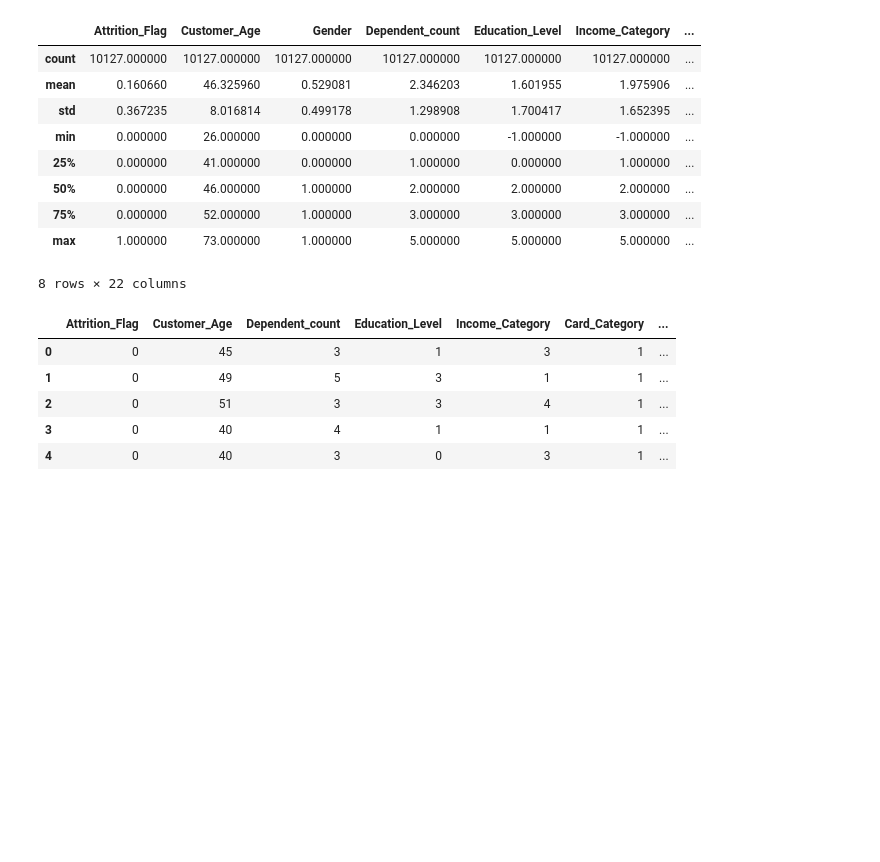
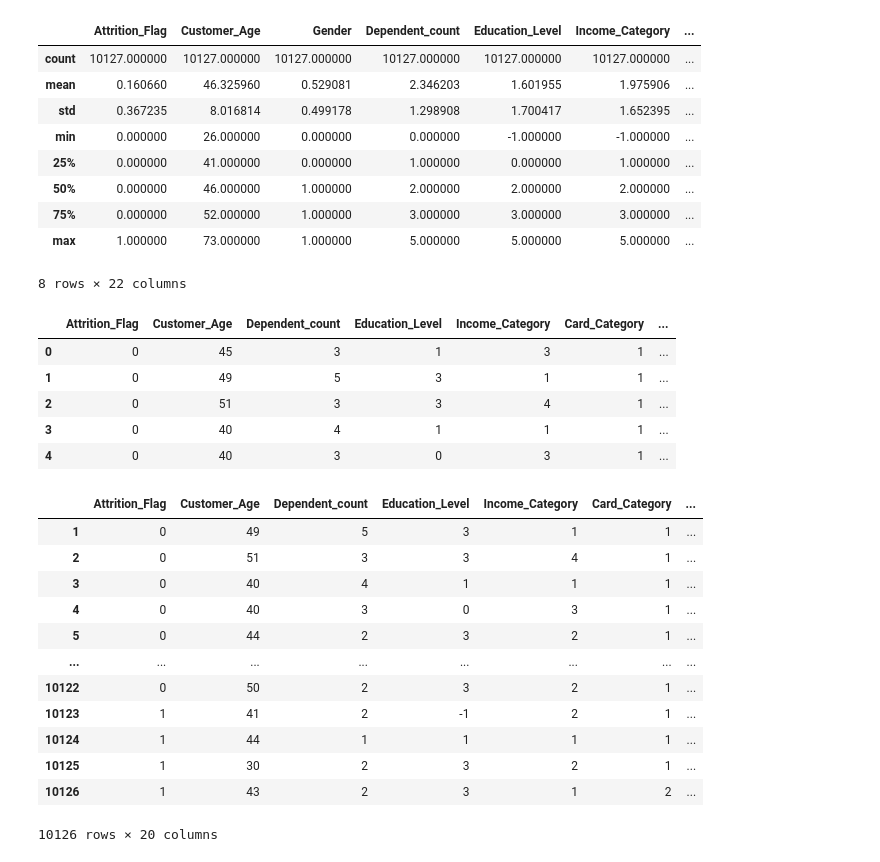
Before and after one commit to vineeethh/credit-card-churn, a Jupyter notebook: Notebook/_003_Feature_Selection.ipynb, the cells around one changed output. Drawn from its saved outputs; the diff is of its cells as text; code cells hidden in the pictures; blank space fills up the shorter version.

```diff
--- a/Notebook/_003_Feature_Selection.ipynb
+++ b/Notebook/_003_Feature_Selection.ipynb
@@ -38,3 +38,24 @@ directory = os.path.dirname(input_file)
 
 # Save the numeric data to the new file in the same directory
 data.to_csv(os.path.join(directory, output_file), index=False)
+# %%
+#Upsampling the dataset using SMOTE
+from imblearn.over_sampling import SMOTE
+from sklearn.model_selection import train_test_split
+X = data[1:]
+y = data['Attrition_Flag']
+X
+# %% [output]
+|  | Attrition_Flag | Customer_Age | Dependent_count | Education_Level | Income_Category | Card_Category | ... |
+| 1 | 0 | 49 | 5 | 3 | 1 | 1 | ... |
+| 2 | 0 | 51 | 3 | 3 | 4 | 1 | ... |
+| 3 | 0 | 40 | 4 | 1 | 1 | 1 | ... |
+| 4 | 0 | 40 | 3 | 0 | 3 | 1 | ... |
+| 5 | 0 | 44 | 2 | 3 | 2 | 1 | ... |
+| ... | ... | ... | ... | ... | ... | ... | ... |
+| 10122 | 0 | 50 | 2 | 3 | 2 | 1 | ... |
+| 10123 | 1 | 41 | 2 | -1 | 2 | 1 | ... |
+| 10124 | 1 | 44 | 1 | 1 | 1 | 1 | ... |
+| 10125 | 1 | 30 | 2 | 3 | 2 | 1 | ... |
+| 10126 | 1 | 43 | 2 | 3 | 1 | 2 | ... |
+10126 rows × 20 columns
```
Also changed, not shown: 2 other files.
